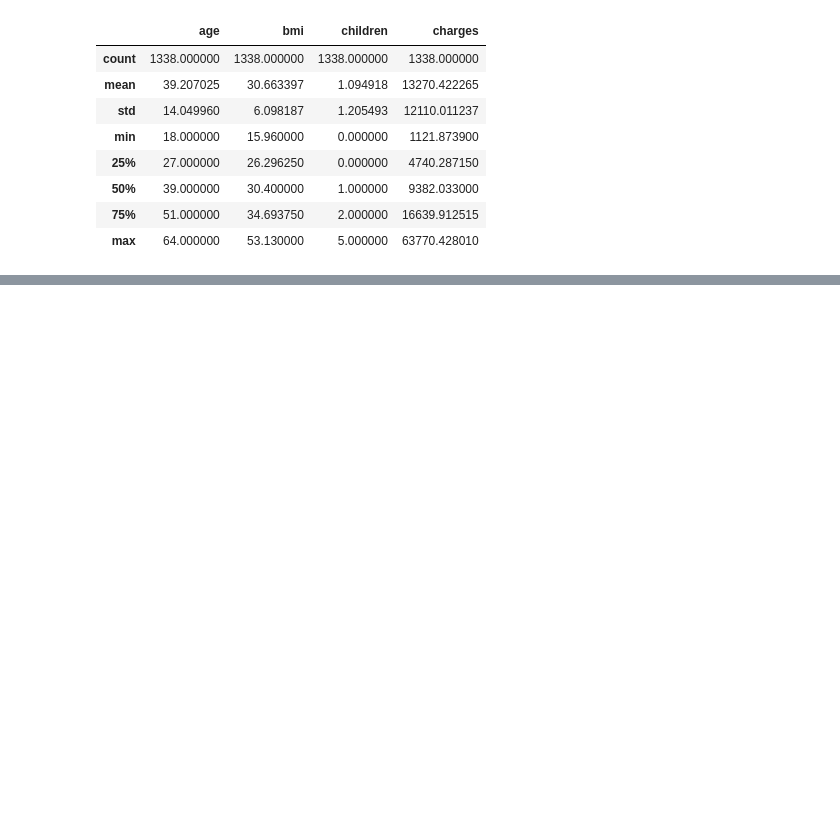
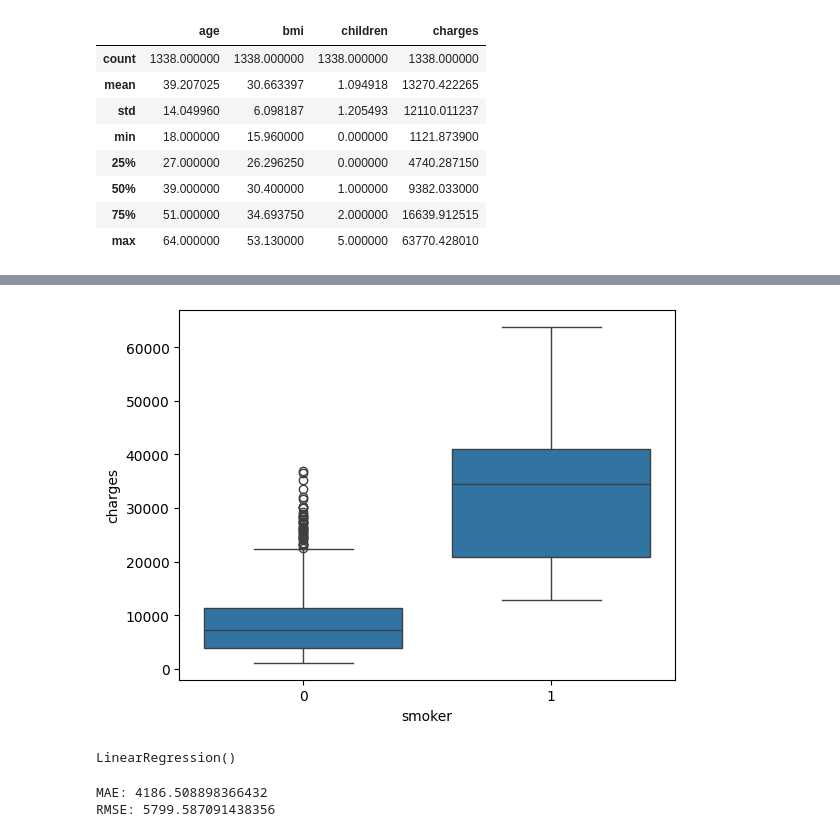
Before and after one commit to alishbah1589/DataScience-Internship, a Jupyter notebook: Task_4_Insurance_Claim_Prediction/insurance_claim_prediction.ipynb, the cells around one changed output, grey strips where cells are left out. Drawn from its saved outputs; the diff is of its cells as text; code cells hidden in the pictures; blank space fills up the shorter version.

```diff
--- a/Task_4_Insurance_Claim_Prediction/insurance_claim_prediction.ipynb
+++ b/Task_4_Insurance_Claim_Prediction/insurance_claim_prediction.ipynb
@@ -70,0 +81,5 @@ df['region'] = le.fit_transform(df['region'])
+# %%
+sns.boxplot(data=df, x='smoker', y='charges')
+plt.show()
+# %% [output]
+[figure, added]
@@ -70,0 +96,6 @@ df['region'] = le.fit_transform(df['region'])
+# %%
+model = LinearRegression()
+
+model.fit(X_train, y_train)
+# %% [output]
+LinearRegression()
@@ -70,0 +104,10 @@ df['region'] = le.fit_transform(df['region'])
+# %%
+from sklearn.metrics import mean_absolute_error
+import numpy as np
+mae= mean_absolute_error(y_test, y_pred)
+rmse = np.sqrt(((y_test - y_pred) ** 2).mean())
+print("MAE:", mae)
+print("RMSE:", rmse)
+# %% [output]
+MAE: 4186.508898366432
+RMSE: 5799.587091438356
```
Also changed, not shown: parts of 6 cells of this notebook, 13 other files.
